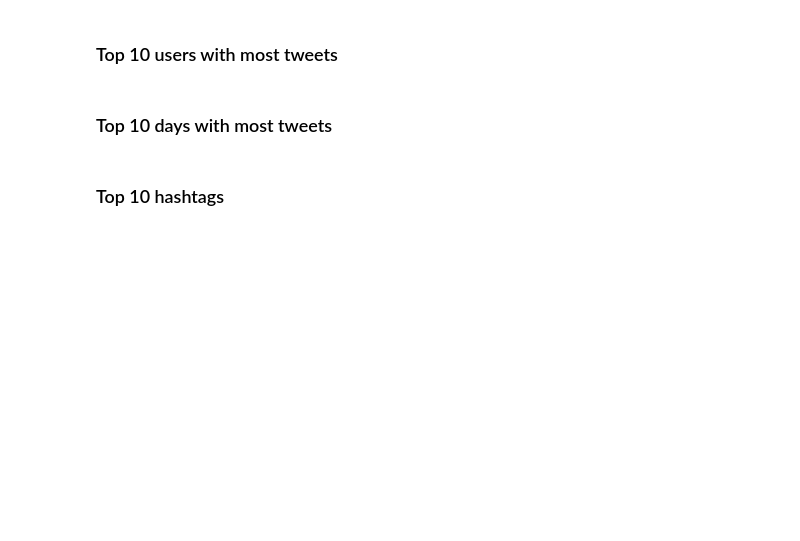
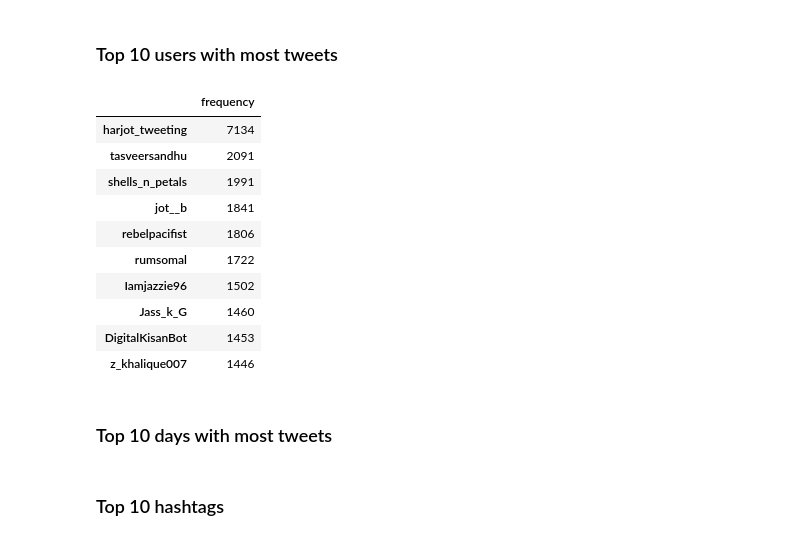
Before and after one commit to amparostevens/gitflow, a Jupyter notebook: main.ipynb, the cells around one changed output. Saved outputs shown, nothing was run; the diff lists cells and outputs as text; code cells hidden in the pictures; blank space fills up the shorter version.

```diff
--- a/main.ipynb
+++ b/main.ipynb
@@ -115,6 +115,20 @@ main('top_retweeted')
 | 163689 | https://twitter.com/AmandaCerny/s... | 2021-02-09 05:36:49+00:00 | To all of my influencer/celeb fri... | 15677 |
 # %% [markdown]
 ### Top 10 users with most tweets
+# %%
+main('top_users')
+# %% [output]
+|  | frequency |
+| harjot_tweeting | 7134 |
+| tasveersandhu | 2091 |
+| shells_n_petals | 1991 |
+| jot__b | 1841 |
+| rebelpacifist | 1806 |
+| rumsomal | 1722 |
+| Iamjazzie96 | 1502 |
+| Jass_k_G | 1460 |
+| DigitalKisanBot | 1453 |
+| z_khalique007 | 1446 |
 # %% [markdown]
 ### Top 10 days with most tweets
 # %% [markdown]
```
